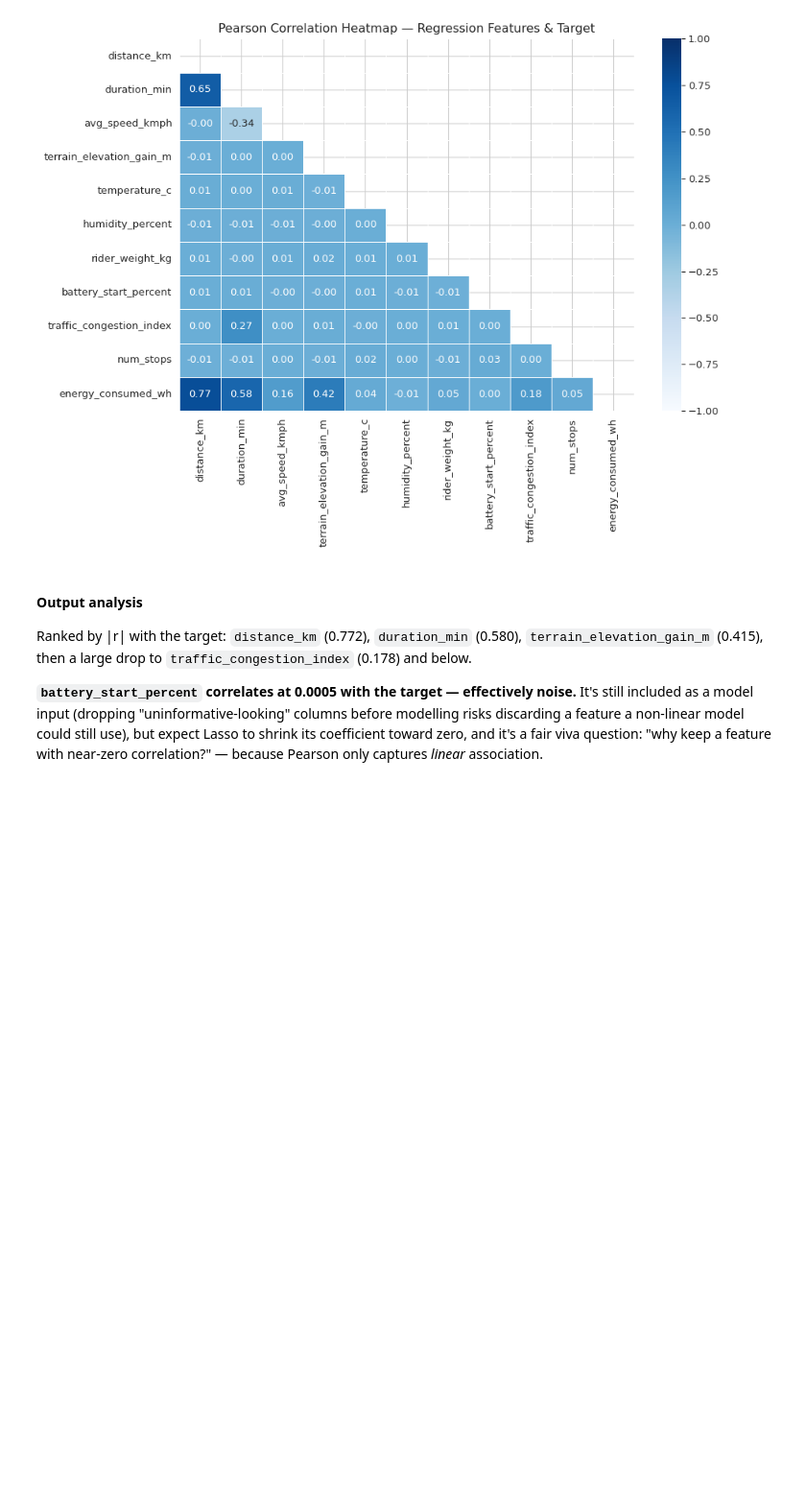
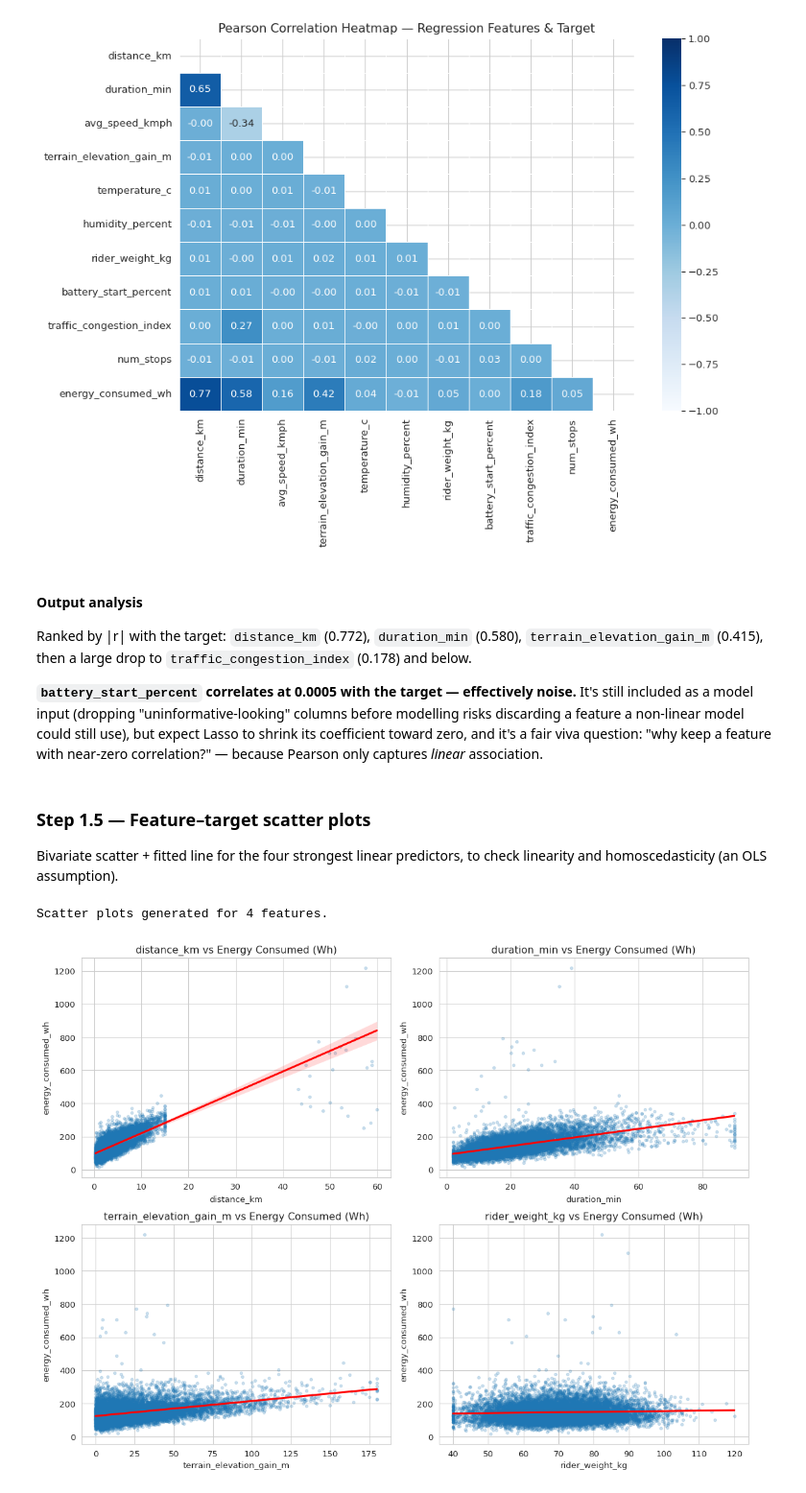
Before and after one commit to AskCoderr/MLCapstone, a Jupyter notebook: notebooks/regression.ipynb, the cells around one changed output. Shown at 96% size. Saved outputs shown, nothing was run; the diff lists cells and outputs as text; code cells hidden in the pictures; blank space fills up the shorter version.

Commit message:
Add feature-target scatter plots with insight commentary

```diff
--- a/notebooks/regression.ipynb
+++ b/notebooks/regression.ipynb
@@ -180,3 +180,21 @@ humidity_percent           -0.009254
 Ranked by |r| with the target: `distance_km` (0.772), `duration_min` (0.580), `terrain_elevation_gain_m` (0.415), then a large drop to `traffic_congestion_index` (0.178) and below.
 
 **`battery_start_percent` correlates at 0.0005 with the target — effectively noise.** It's still included as a model input (dropping "uninformative-looking" columns before modelling risks discarding a feature a non-linear model could still use), but expect Lasso to shrink its coefficient toward zero, and it's a fair viva question: "why keep a feature with near-zero correlation?" — because Pearson only captures *linear* association.
+# %% [markdown]
+### Step 1.5 — Feature–target scatter plots
+
+Bivariate scatter + fitted line for the four strongest linear predictors, to check linearity and homoscedasticity (an OLS assumption).
+# %%
+fig, axes = plt.subplots(2, 2, figsize=(12, 9))
+pairs = [('distance_km', axes[0,0]), ('duration_min', axes[0,1]),
+         ('terrain_elevation_gain_m', axes[1,0]), ('rider_weight_kg', axes[1,1])]
+for col, ax in pairs:
+    sns.regplot(data=df, x=col, y='energy_consumed_wh', ax=ax,
+                scatter_kws={'alpha':0.2, 's':10}, line_kws={'color':'red'})
+    ax.set_title(f"{col} vs Energy Consumed (Wh)")
+plt.tight_layout()
+plt.show()
+print("Scatter plots generated for 4 features.")
+# %% [output]
+Scatter plots generated for 4 features.
+[figure, added]
```
Also changed, not shown: parts of 1 cell of this notebook.
